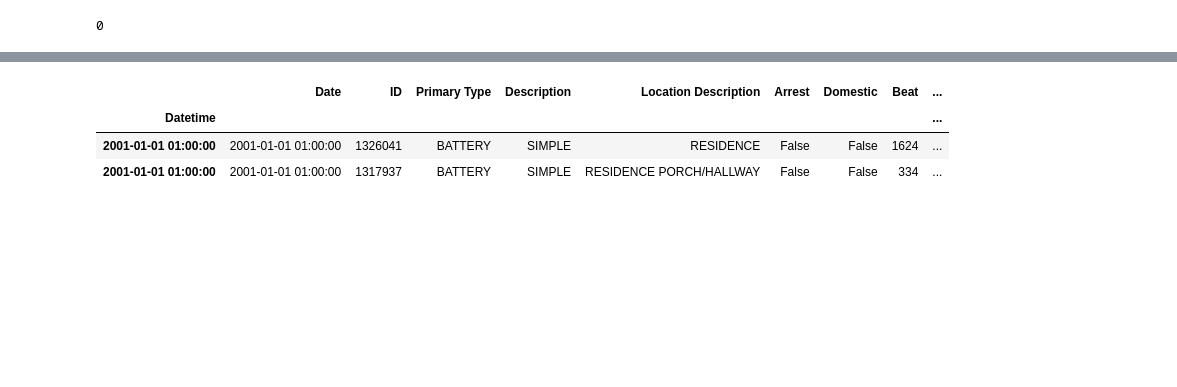
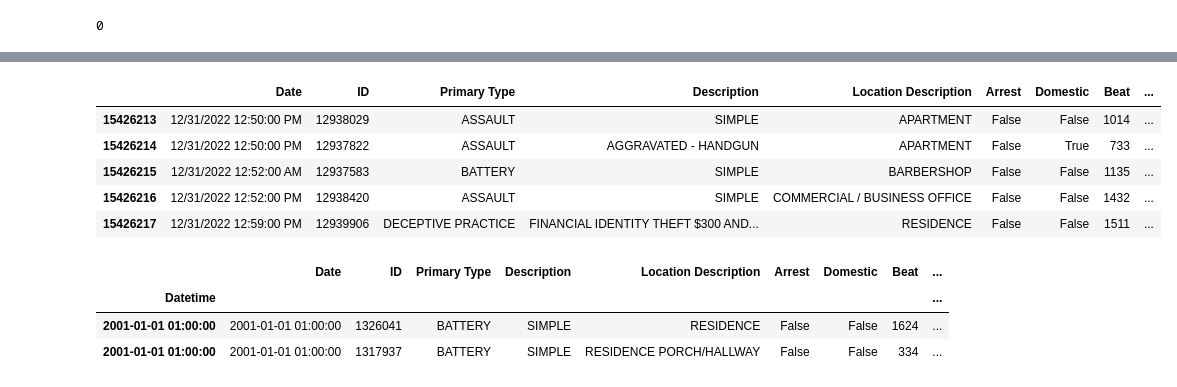
Before and after one commit to SeeBee8/Project-3, a Jupyter notebook: Part1-Chicago-Crime-Data.ipynb, the cells around one changed output, grey strips where cells are left out. Cells and saved outputs as stored; diff of their text form; code cells hidden in the pictures; blank space fills up the shorter version.

```diff
--- a/Part1-Chicago-Crime-Data.ipynb
+++ b/Part1-Chicago-Crime-Data.ipynb
@@ -232,3 +301,12 @@ ts['Datetime'] = ts['Datetime'].apply(lambda x: x.strftime("%Y-%m-%d %H:%M:%S"))
+# %%
+ts.tail()
+# %% [output]
+|  | Date | ID | Primary Type | Description | Location Description | Arrest | Domestic | Beat | ... |
+| 15426213 | 12/31/2022 12:50:00 PM | 12938029 | ASSAULT | SIMPLE | APARTMENT | False | False | 1014 | ... |
+| 15426214 | 12/31/2022 12:50:00 PM | 12937822 | ASSAULT | AGGRAVATED - HANDGUN | APARTMENT | False | True | 733 | ... |
+| 15426215 | 12/31/2022 12:52:00 AM | 12937583 | BATTERY | SIMPLE | BARBERSHOP | False | False | 1135 | ... |
+| 15426216 | 12/31/2022 12:52:00 PM | 12938420 | ASSAULT | SIMPLE | COMMERCIAL / BUSINESS OFFICE | False | False | 1432 | ... |
+| 15426217 | 12/31/2022 12:59:00 PM | 12939906 | DECEPTIVE PRACTICE | FINANCIAL IDENTITY THEFT $300 AND... | RESIDENCE | False | False | 1511 | ... |
 # %%
 #Set index column to datetime
 ts = ts.set_index('Datetime')
```
Also changed, not shown: parts of 70 cells of this notebook, 2 other files.
